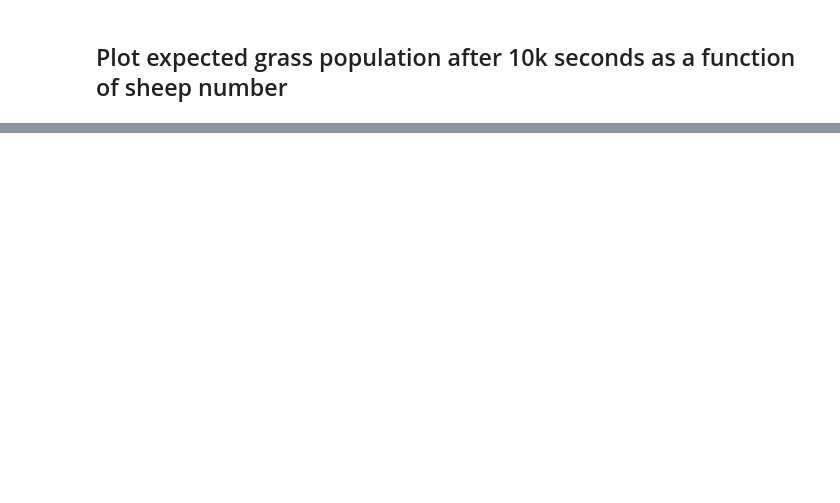
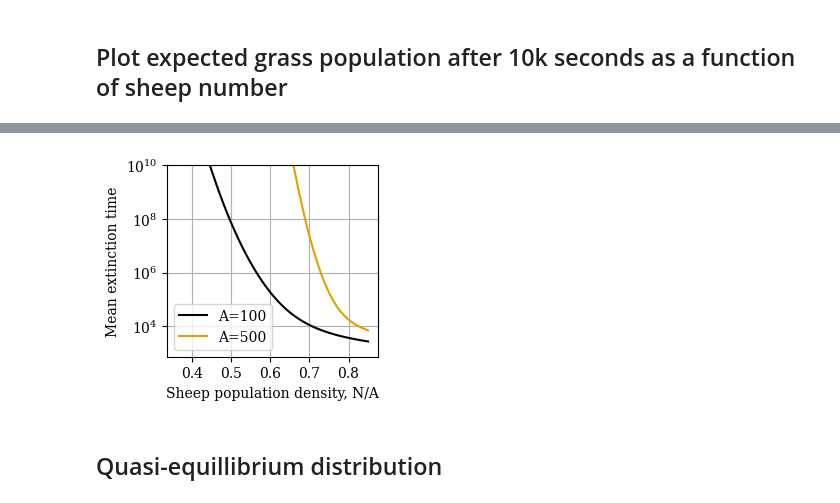
Before and after one commit to ELFREELAND/minecraft_sheep, a Jupyter notebook: stochastic/stochastic_model_kolmogorov.ipynb, the cells around one changed output, grey strips where cells are left out. Saved outputs shown, nothing was run; the diff lists cells and outputs as text; code cells hidden in the pictures; blank space fills up the shorter version.

```diff
--- a/stochastic/stochastic_model_kolmogorov.ipynb
+++ b/stochastic/stochastic_model_kolmogorov.ipynb
@@ -309,0 +316,9 @@ plt.savefig("expected_N_g_vs_N.pdf")
+# %%
+def meanExt(N, A):
+    """calculate the mean time to extinction for a pasture of size A and sheep population N"""
+
+    r_mod = rMatrix(N, A)[1:,1:]
+
+    m = -np.linalg.inv(r_mod)
+
+    return np.sum(m[-1,:])
@@ -309,0 +327,28 @@ plt.savefig("expected_N_g_vs_N.pdf")
+# %%
+N_list_100 = np.arange(85, 35, -1)
+N_list_500 = np.arange(425, 300, -5)
+
+mean_ext_100 = np.array([meanExt(i, 100) for i in N_list_100])
+mean_ext_500 = np.array([meanExt(i, 500) for i in N_list_500])
+# %%
+f, ax = plt.subplots(layout="constrained", figsize=(2.8, 2.5))
+
+ax.set_prop_cycle(wong_cycle)
+
+ax.plot(N_list_100/100, mean_ext_100, "-", label="A=100")
+ax.plot(N_list_500/500, mean_ext_500, "-", label="A=500")
+
+ax.set_yscale("log")
+
+ax.set_ylim(top=10**10)
+ax.set_xticks([0.4, 0.5, 0.6, 0.7, 0.8])
+ax.grid(True)
+ax.legend()
+ax.set_ylabel("Mean extinction time")
+ax.set_xlabel("Sheep population density, N/A")
+
+plt.savefig("ext_time.pdf")
+# %% [output]
+[figure, added]
+# %% [markdown]
+## Quasi-equillibrium distribution
```
Also changed, not shown: parts of 9 cells of this notebook, 14 other files.
